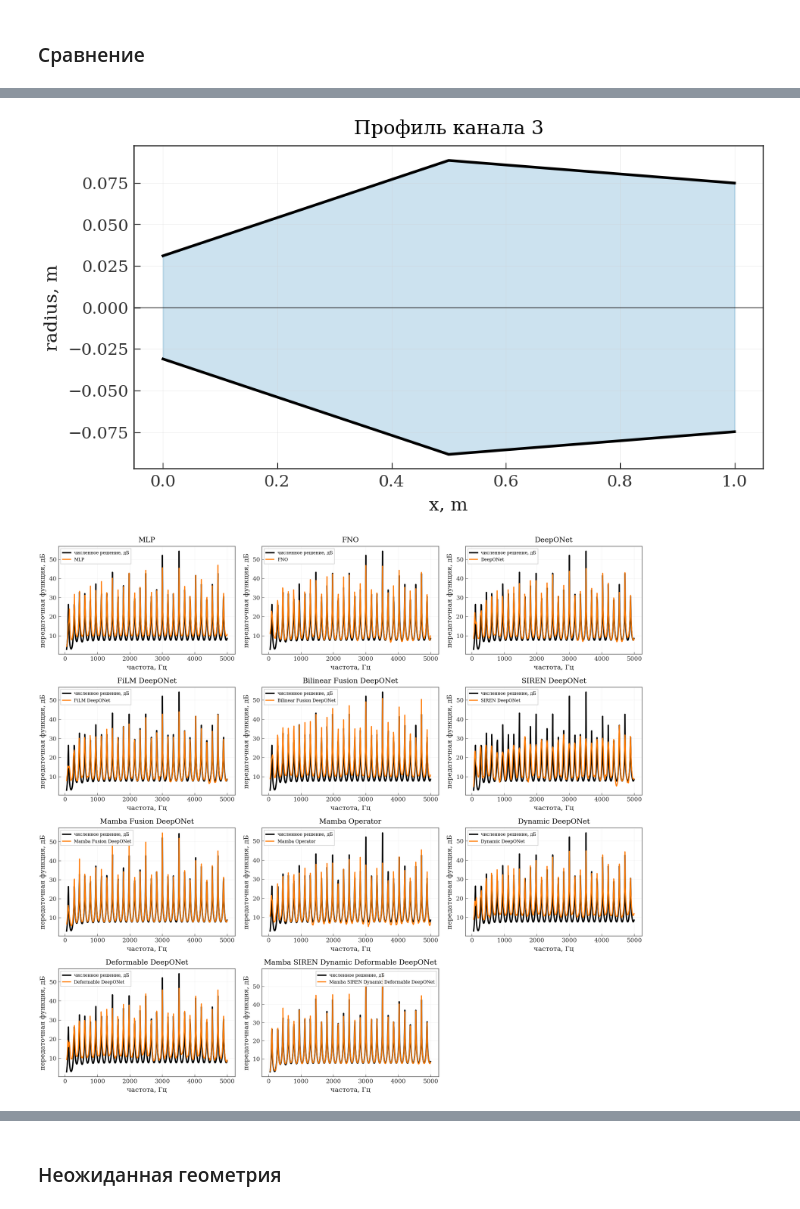
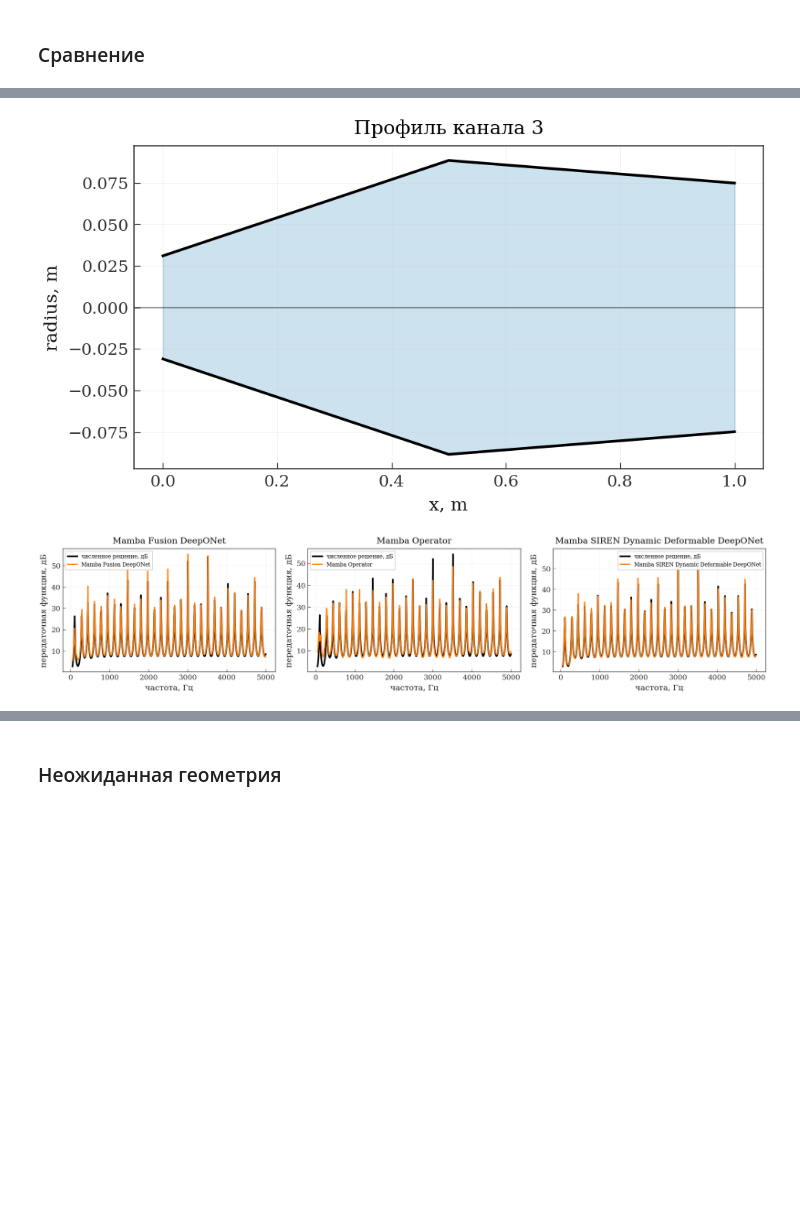
Before and after one commit to Erykalkin/webster, a Jupyter notebook: forward.ipynb, the cells around one changed output, grey strips where cells are left out. Cells and saved outputs as stored; diff of their text form; code cells hidden in the pictures; blank space fills up the shorter version.

```diff
--- a/forward.ipynb
+++ b/forward.ipynb
@@ -1964,23 +1964,23 @@ mamba_operator_checkpoint_name = None
 
 
 # mlp_mse_checkpoint_name = "mlp_mse_db"
-mlp_checkpoint_name = "mlp_db"
-fno_checkpoint_name = "fno_db"
-deeponet_checkpoint_name = "deeponet_db"
-film_deeponet_checkpoint_name = "film_deeponet_db"
-bilinear_fusion_deeponet_checkpoint_name = "bilinear_fusion_deeponet_db"
-attention_fusion_deeponet_checkpoint_name = "attention_fusion_deeponet_db"
-siren_deeponet_checkpoint_name = "siren_deeponet_db"
-mamba_fusion_deeponet_checkpoint_name = "mamba_fusion_deeponet_db"
-dynamic_deeponet_checkpoint_name = "dynamic_deeponet_new_db"
-deformable_deeponet_checkpoint_name = "deformable_deeponet_db"
-mamba_operator_checkpoint_name = "mamba_operator_db"
+# mlp_checkpoint_name = "mlp_db"
+# fno_checkpoint_name = "fno_db"
+# deeponet_checkpoint_name = "deeponet_db"
+# film_deeponet_checkpoint_name = "film_deeponet_db"
+# bilinear_fusion_deeponet_checkpoint_name = "bilinear_fusion_deeponet_db"
+# attention_fusion_deeponet_checkpoint_name = "attention_fusion_deeponet_db"
+# siren_deeponet_checkpoint_name = "siren_deeponet_db"
+mamba_fusion_deeponet_checkpoint_name = "mamba_fusion_deeponet_new_db"
+# dynamic_deeponet_checkpoint_name = "dynamic_deeponet_new_db"
+# deformable_deeponet_checkpoint_name = "deformable_deeponet_db"
+mamba_operator_checkpoint_name = "mamba_operator_new_db"
 mamba_siren_dynamic_deformable_deeponet_checkpoint_name = "mamba_siren_dynamic_deformable_deeponet_db"
 
 
 comparison_seed = 100_000
 comparison_sample_idx = 3
-comparison_image_title = "mlp fno deep mamba"
+comparison_image_title = "mamba 70"
 comparison_batch = validation_preview_batch()
 
 def make_mlp_for_comparison():
@@ -2319,6 +2319,6 @@ Deformable DeepONet          MAE dB:   3.1187 | RMSE dB:   3.5502
 Mamba SIREN Dynamic Deformable DeepONet MAE dB:   0.3056 | RMSE dB:   0.5521
 [figure]
-[figure, old version]
+[figure, new version]
 # %%
 history_comparison = utils.compare_training_histories(
     globals(),
```
Also changed, not shown: parts of 4 cells of this notebook, 9 other files.
